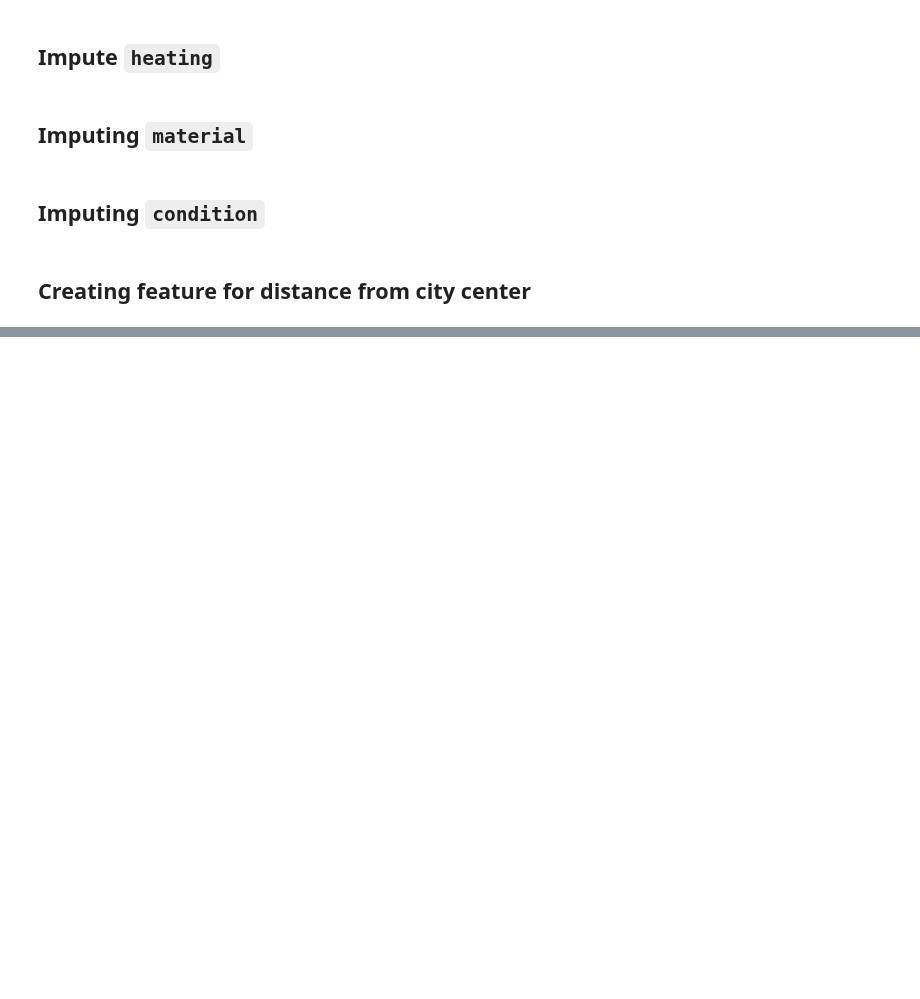
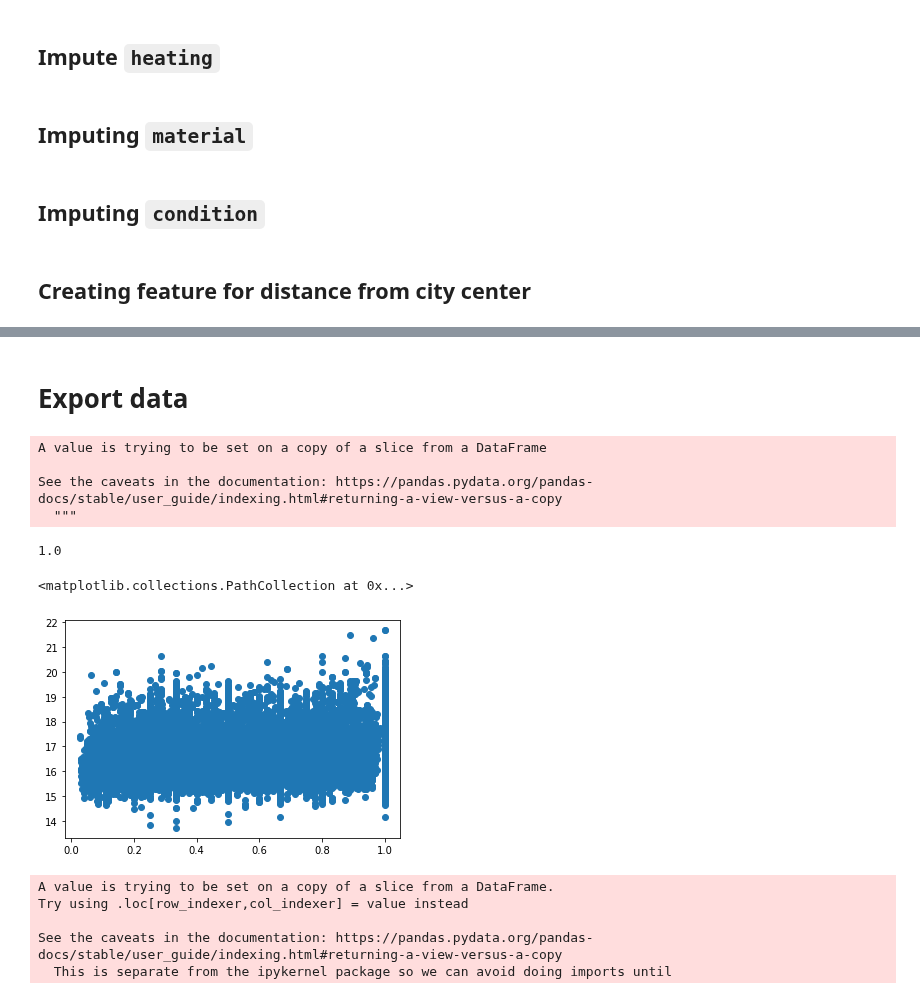
Before and after one commit to jimoskar/ml, a Jupyter notebook: project/imputing.ipynb, the cells around one changed output, grey strips where cells are left out. Saved outputs shown, nothing was run; the diff lists cells and outputs as text; code cells hidden in the pictures; blank space fills up the shorter version.

```diff
--- a/project/imputing.ipynb
+++ b/project/imputing.ipynb
@@ -337,0 +241,5 @@ KeyboardInterrupt:
+# %%
+LAT_CENT = 55.751244
+LON_CENT = 37.618423
+dist = np.sqrt((all_data.latitude - LAT_CENT)**2 + (all_data.longitude - LON_CENT)**2)
+all_data['center_distance'] = dist
@@ -337,0 +251,9 @@ KeyboardInterrupt:
+# %%
+avg_prices = all_data.groupby('district').agg('mean')['price']
+# %%
+distr_avg = np.empty(all_data.shape[0])
+for i in range(all_data.shape[0]):
+    distr_avg[i] = avg_prices[int(all_data.district[i])]
+all_data['distr_avg'] = distr_avg
+# %% [markdown]
+# Export data
@@ -337,0 +262,22 @@ KeyboardInterrupt:
+# %%
+#all_data.loc[all_data.floor > all_data.stories,['floor', 'stories']]
+floor_max = all_data.floor
+for i in range(all_data.shape[0]):
+    if all_data.floor[i] > all_data.stories[i]:
+        floor_max[i] = all_data.stories[i]
+all_data['floor_max'] = floor_max
+# %% [output]
+A value is trying to be set on a copy of a slice from a DataFrame
+
+See the caveats in the documentation: https://pandas.pydata.org/pandas-docs/stable/user_guide/indexing.html#returning-a-view-versus-a-copy
+  """
+# %%
+np.min(all_data.stories)
+# %% [output]
+1.0
+# %%
+all_data['floor_ratio'] = all_data.floor/all_data.stories
+plt.scatter(all_data.floor_ratio, np.log(all_data.price))
+# %% [output]
+<matplotlib.collections.PathCollection at 0x...>
+[figure, added]
@@ -337,0 +295,10 @@ KeyboardInterrupt:
+# %%
+data_train = all_data.loc[all_data.split == "train"]
+data_test = all_data.loc[all_data.split == "test"]
+data_train['logprice'] = np.log(data_train.price)
+# %% [output]
+A value is trying to be set on a copy of a slice from a DataFrame.
+Try using .loc[row_indexer,col_indexer] = value instead
+
+See the caveats in the documentation: https://pandas.pydata.org/pandas-docs/stable/user_guide/indexing.html#returning-a-view-versus-a-copy
+  This is separate from the ipykernel package so we can avoid doing imports until
```
Also changed, not shown: parts of 89 cells of this notebook, 45 other files.
